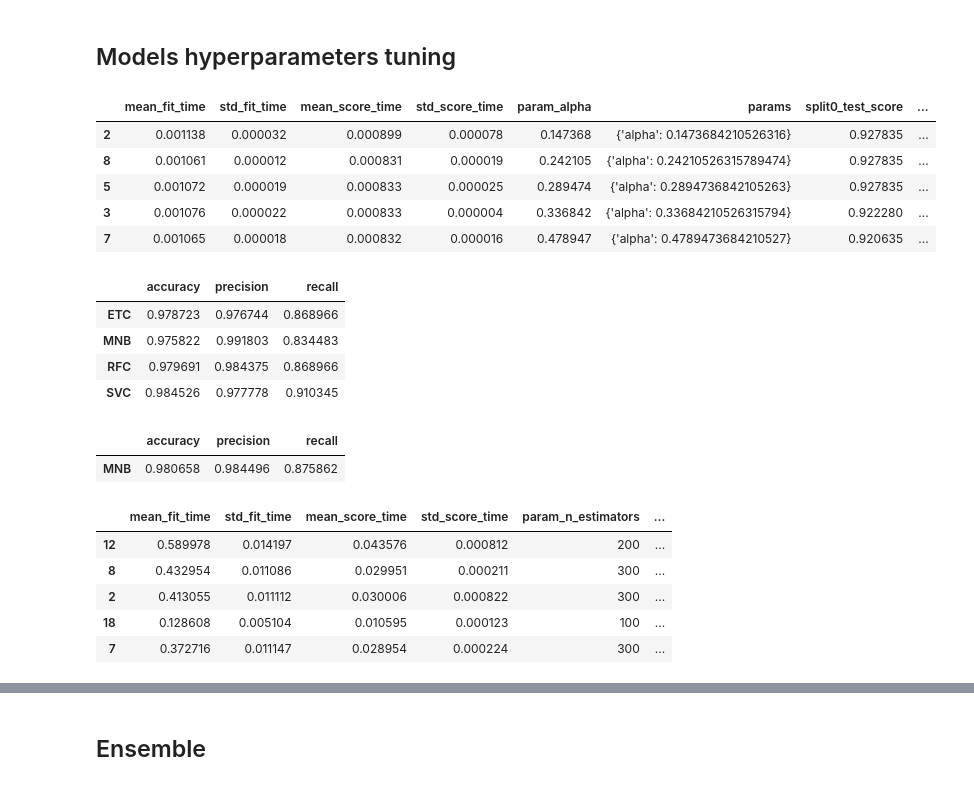
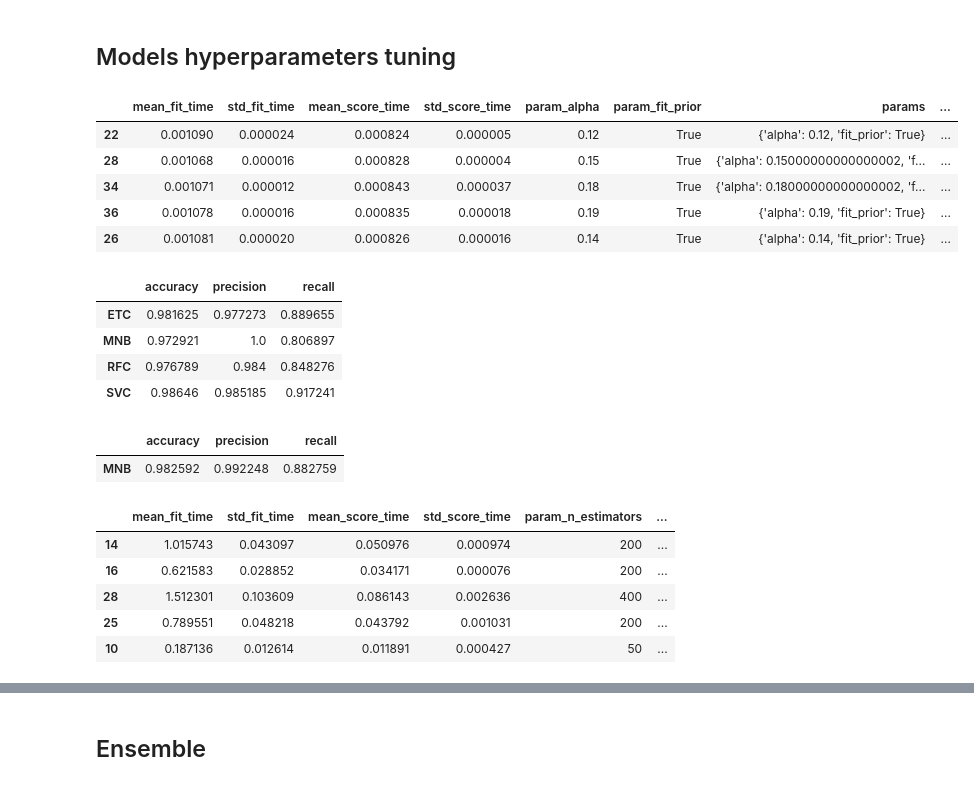
Before and after one commit to ushka1/spam-classifier, a Jupyter notebook: spam-classifier.ipynb, the cells around one changed output, grey strips where cells are left out. Cells and saved outputs as stored; diff of their text form; code cells hidden in the pictures.

```diff
--- a/spam-classifier.ipynb
+++ b/spam-classifier.ipynb
@@ -1023,27 +1021,28 @@ X_train_final = vectorizer_final.transform(X_train_final)
 X_test_final = vectorizer_final.transform(X_test_final)
 # %%
 param_grid_mnb = {
-    'alpha': np.linspace(0.1, 1.0, num=20),
+    'alpha': np.linspace(0.01, 1.0, 100),
+    'fit_prior': [True, False],
 }
 
-param_search_mnb = RandomizedSearchCV(
+param_search_mnb = GridSearchCV(
     MultinomialNB(),
     param_grid_mnb,
     cv=5,
     scoring='f1',
 )
 param_search_mnb.fit(X_train_final, y_train_final)
 
 results_mnb = pd.DataFrame(param_search_mnb.cv_results_)
 results_mnb = results_mnb.sort_values('rank_test_score')
 results_mnb.head()
 # %% [output]
-|  | mean_fit_time | std_fit_time | mean_score_time | std_score_time | param_alpha | params | split0_test_score | ... |
-| 2 | 0.001138 | 0.000032 | 0.000899 | 0.000078 | 0.147368 | {'alpha': 0.1473684210526316} | 0.927835 | ... |
-| 8 | 0.001061 | 0.000012 | 0.000831 | 0.000019 | 0.242105 | {'alpha': 0.24210526315789474} | 0.927835 | ... |
-| 5 | 0.001072 | 0.000019 | 0.000833 | 0.000025 | 0.289474 | {'alpha': 0.2894736842105263} | 0.927835 | ... |
-| 3 | 0.001076 | 0.000022 | 0.000833 | 0.000004 | 0.336842 | {'alpha': 0.33684210526315794} | 0.922280 | ... |
-| 7 | 0.001065 | 0.000018 | 0.000832 | 0.000016 | 0.478947 | {'alpha': 0.4789473684210527} | 0.920635 | ... |
+|  | mean_fit_time | std_fit_time | mean_score_time | std_score_time | param_alpha | param_fit_prior | params | ... |
+| 22 | 0.001090 | 0.000024 | 0.000824 | 0.000005 | 0.12 | True | {'alpha': 0.12, 'fit_prior': True} | ... |
+| 28 | 0.001068 | 0.000016 | 0.000828 | 0.000004 | 0.15 | True | {'alpha': 0.15000000000000002, 'f... | ... |
+| 34 | 0.001071 | 0.000012 | 0.000843 | 0.000037 | 0.18 | True | {'alpha': 0.18000000000000002, 'f... | ... |
+| 36 | 0.001078 | 0.000016 | 0.000835 | 0.000018 | 0.19 | True | {'alpha': 0.19, 'fit_prior': True} | ... |
+| 26 | 0.001081 | 0.000020 | 0.000826 | 0.000016 | 0.14 | True | {'alpha': 0.14, 'fit_prior': True} | ... |
 # %%
 mnb_final = MultinomialNB(**param_search_mnb.best_params_)
 mnb_final.fit(X_train_final, y_train_final)
@@ -1051,20 +1050,20 @@ mnb_final.fit(X_train_final, y_train_final)
 mnb_scores = calc_scores(mnb_final, X_test_final, y_test_final)
 mnb_perf_df = create_perf_df({'MNB': mnb_scores})
 
-display(augmented_perf_df)
+display(text_augmented_perf_df)
 display(mnb_perf_df)
 # %% [output]
 |  | accuracy | precision | recall |
-| ETC | 0.978723 | 0.976744 | 0.868966 |
-| MNB | 0.975822 | 0.991803 | 0.834483 |
-| RFC | 0.979691 | 0.984375 | 0.868966 |
-| SVC | 0.984526 | 0.977778 | 0.910345 |
+| ETC | 0.981625 | 0.977273 | 0.889655 |
+| MNB | 0.972921 | 1.0 | 0.806897 |
+| RFC | 0.976789 | 0.984 | 0.848276 |
+| SVC | 0.98646 | 0.985185 | 0.917241 |
 |  | accuracy | precision | recall |
-| MNB | 0.980658 | 0.984496 | 0.875862 |
+| MNB | 0.982592 | 0.992248 | 0.882759 |
 # %%
 param_grid_etc = {
-    'n_estimators': [50, 100, 200, 300],
-    'max_depth': [None, 10, 20, 30],
+    'n_estimators': [50, 100, 200, 300, 400, 500],
+    'max_depth': [None, 10, 25, 50, 75],
     'min_samples_split': [2, 5, 10],
     'min_samples_leaf': [1, 2, 4],
     'bootstrap': [True, False]
@@ -1075,7 +1074,8 @@ param_search_etc = RandomizedSearchCV(
     param_grid_etc,
     cv=5,
     scoring='f1',
-    n_iter=20
+    n_iter=30,
+    random_state=RS
 )
 param_search_etc.fit(X_train_final, y_train_final)
 
@@ -1084,9 +1084,9 @@ results_etc = results_etc.sort_values('rank_test_score')
 results_etc.head()
 # %% [output]
 |  | mean_fit_time | std_fit_time | mean_score_time | std_score_time | param_n_estimators | ... |
-| 12 | 0.589978 | 0.014197 | 0.043576 | 0.000812 | 200 | ... |
-| 8 | 0.432954 | 0.011086 | 0.029951 | 0.000211 | 300 | ... |
-| 2 | 0.413055 | 0.011112 | 0.030006 | 0.000822 | 300 | ... |
-| 18 | 0.128608 | 0.005104 | 0.010595 | 0.000123 | 100 | ... |
-| 7 | 0.372716 | 0.011147 | 0.028954 | 0.000224 | 300 | ... |
+| 14 | 1.015743 | 0.043097 | 0.050976 | 0.000974 | 200 | ... |
+| 16 | 0.621583 | 0.028852 | 0.034171 | 0.000076 | 200 | ... |
+| 28 | 1.512301 | 0.103609 | 0.086143 | 0.002636 | 400 | ... |
+| 25 | 0.789551 | 0.048218 | 0.043792 | 0.001031 | 200 | ... |
+| 10 | 0.187136 | 0.012614 | 0.011891 | 0.000427 | 50 | ... |
 # %%
```
Also changed, not shown: parts of 15 cells of this notebook, 3 other files.
